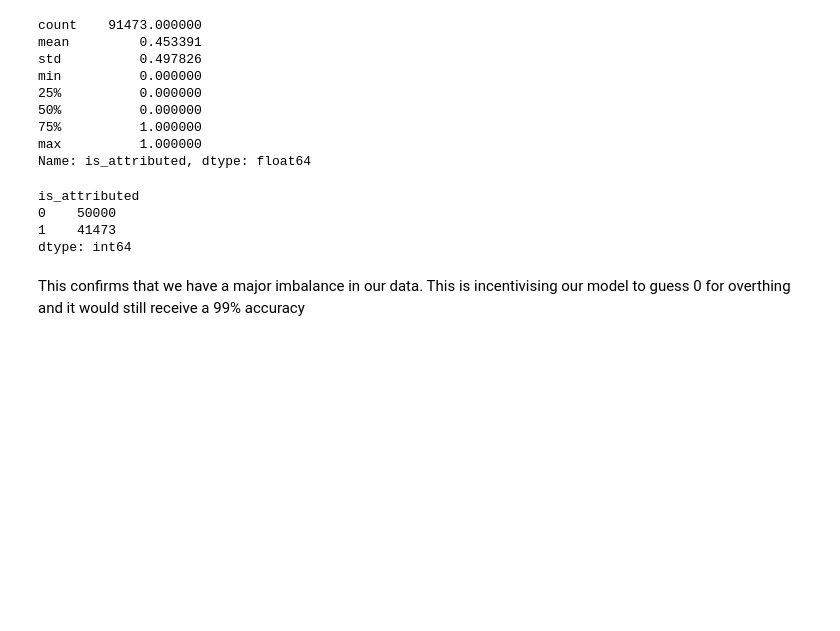
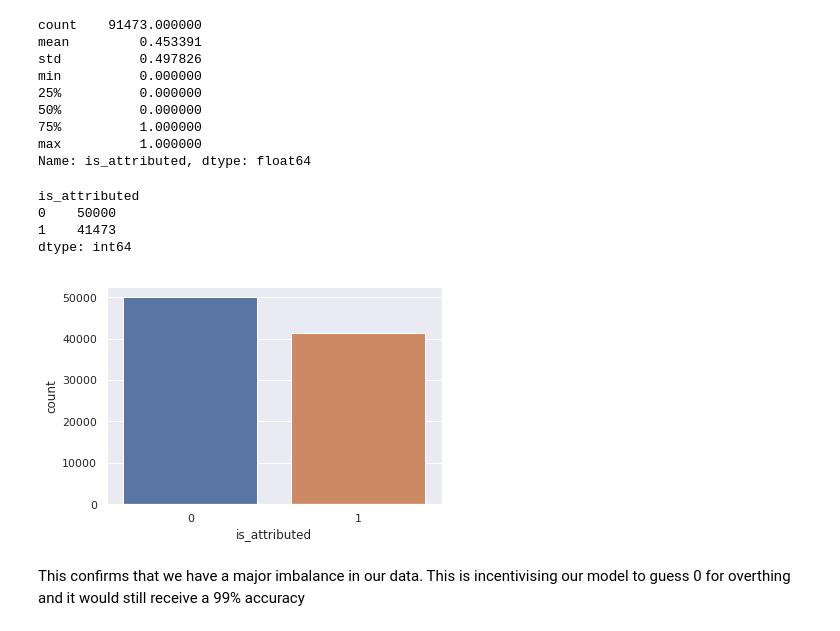
Before and after one commit to catherinelee274/fraud_detection, a Jupyter notebook: main.ipynb, the cells around one changed output. Saved outputs shown, nothing was run; the diff lists cells and outputs as text; code cells hidden in the pictures; blank space fills up the shorter version.

```diff
--- a/main.ipynb
+++ b/main.ipynb
@@ -145,5 +167,12 @@ is_attributed
 0    50000
 1    41473
 dtype: int64
+# %%
+# Count of Fraudulent vs Non-Fraudulent
+import seaborn as sns
+sns.set(style="darkgrid")
+ax = sns.countplot(x="is_attributed", data=data)
+# %% [output]
+[figure, added]
 # %% [markdown]
 This confirms that we have a major imbalance in our data. This is incentivising our model to guess 0 for overthing and it would still receive a 99% accuracy
```
Also changed, not shown: parts of 27 cells of this notebook.
